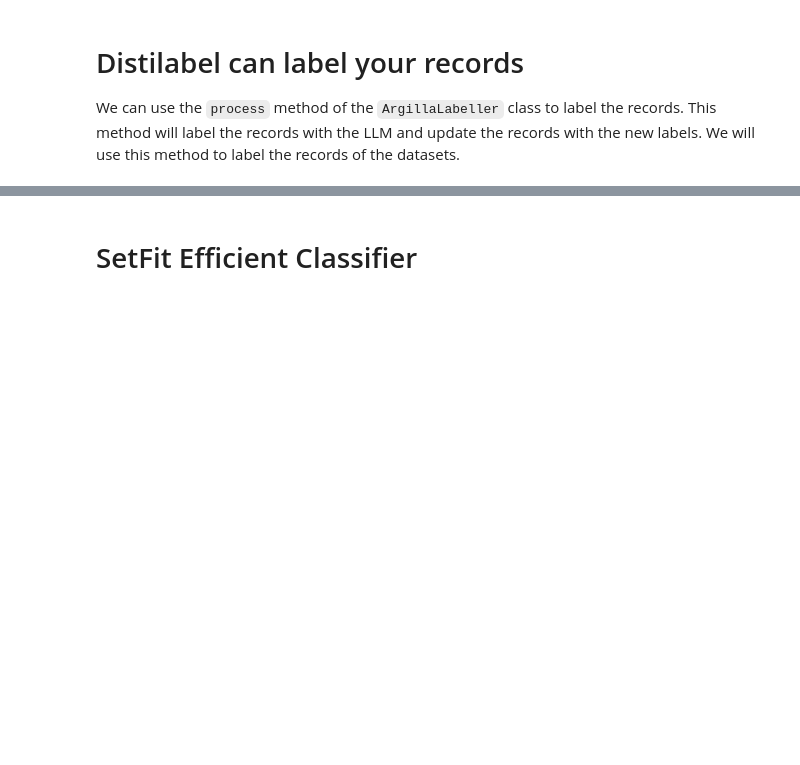
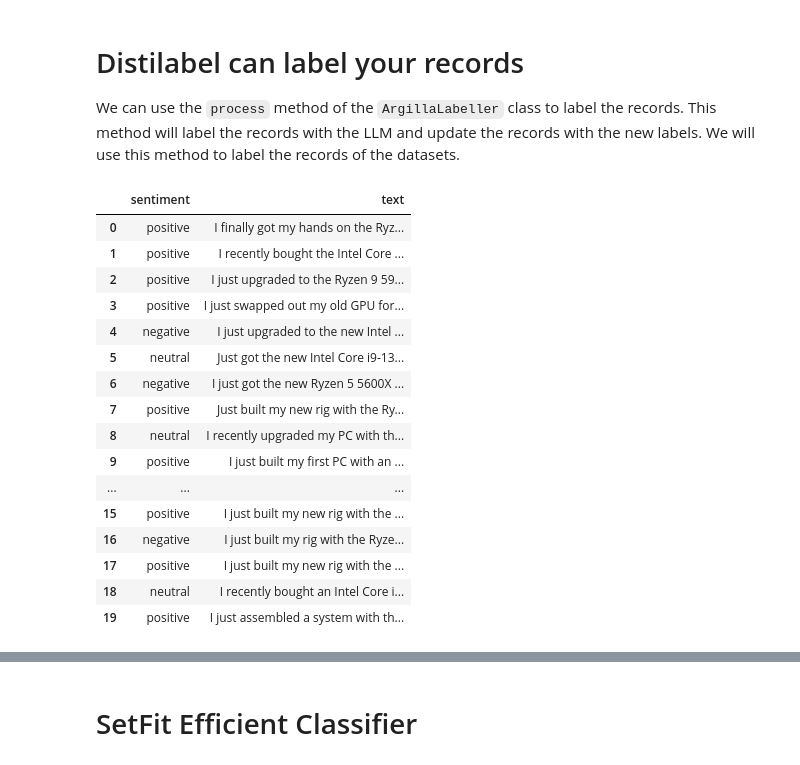
Before and after one commit to argilla-io/argilla-cookbook, a Jupyter notebook: argilla_labeller_with_setfit.ipynb, the cells around one changed output, grey strips where cells are left out. Saved outputs shown, nothing was run; the diff lists cells and outputs as text; code cells hidden in the pictures; blank space fills up the shorter version.

```diff
--- a/argilla_labeller_with_setfit.ipynb
+++ b/argilla_labeller_with_setfit.ipynb
@@ -126,0 +161,34 @@ test_dataset = load_dataset("dair-ai/emotion", split="test")
+# %%
+from datasets import load_dataset
+
+train_dataset = load_dataset("argilla/pc-components-reviews", split="train[:20]")
+
+train_dataset = train_dataset.remove_columns(
+    [col for col in train_dataset.column_names if col not in ["text", "sentiment"]]
+)
+
+test_dataset = load_dataset("argilla/pc-components-reviews", split="train[20:100]")
+
+test_dataset = test_dataset.remove_columns(
+    [col for col in test_dataset.column_names if col not in ["text", "sentiment"]]
+)
+# %%
+train_dataset.to_pandas()
+# %% [output]
+|  | sentiment | text |
+| 0 | positive | I finally got my hands on the Ryz... |
+| 1 | positive | I recently bought the Intel Core ... |
+| 2 | positive | I just upgraded to the Ryzen 9 59... |
+| 3 | positive | I just swapped out my old GPU for... |
+| 4 | negative | I just upgraded to the new Intel ... |
+| 5 | neutral | Just got the new Intel Core i9-13... |
+| 6 | negative | I just got the new Ryzen 5 5600X ... |
+| 7 | positive | Just built my new rig with the Ry... |
+| 8 | neutral | I recently upgraded my PC with th... |
+| 9 | positive | I just built my first PC with an ... |
+| ... | ... | ... |
+| 15 | positive | I just built my new rig with the ... |
+| 16 | negative | I just built my rig with the Ryze... |
+| 17 | positive | I just built my new rig with the ... |
+| 18 | neutral | I recently bought an Intel Core i... |
+| 19 | positive | I just assembled a system with th... |
```
Also changed, not shown: parts of 24 cells of this notebook.
